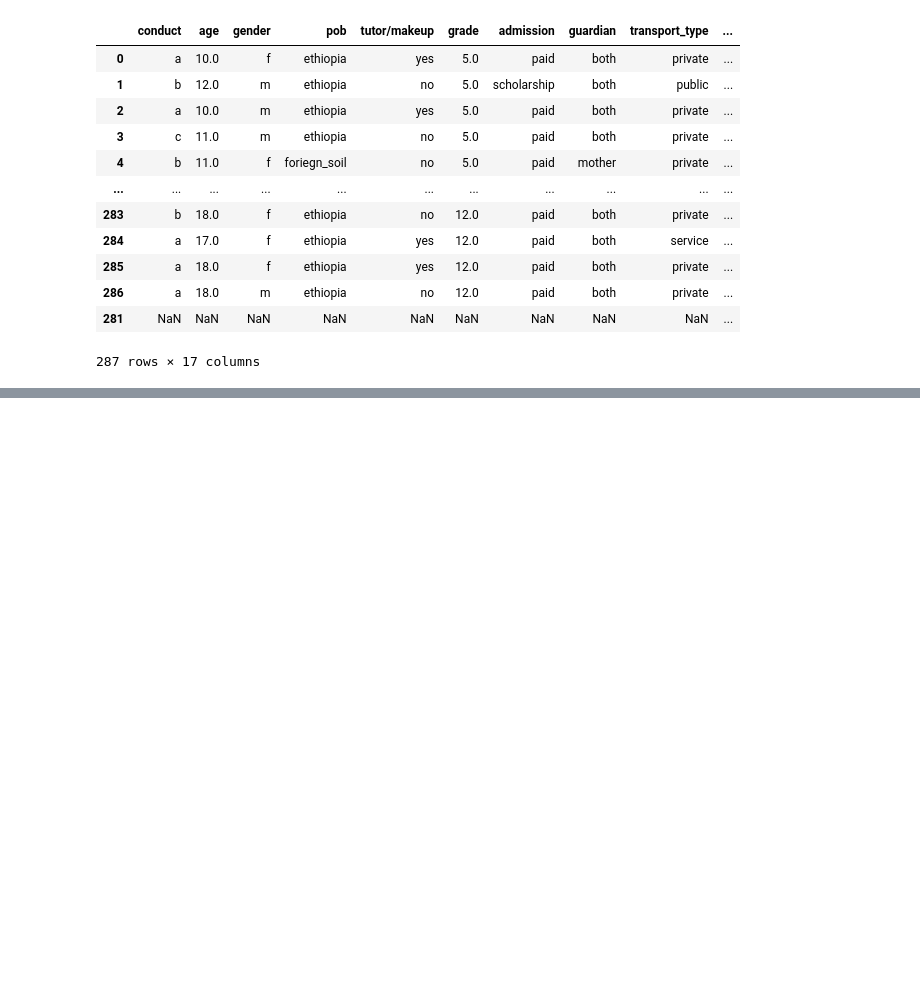
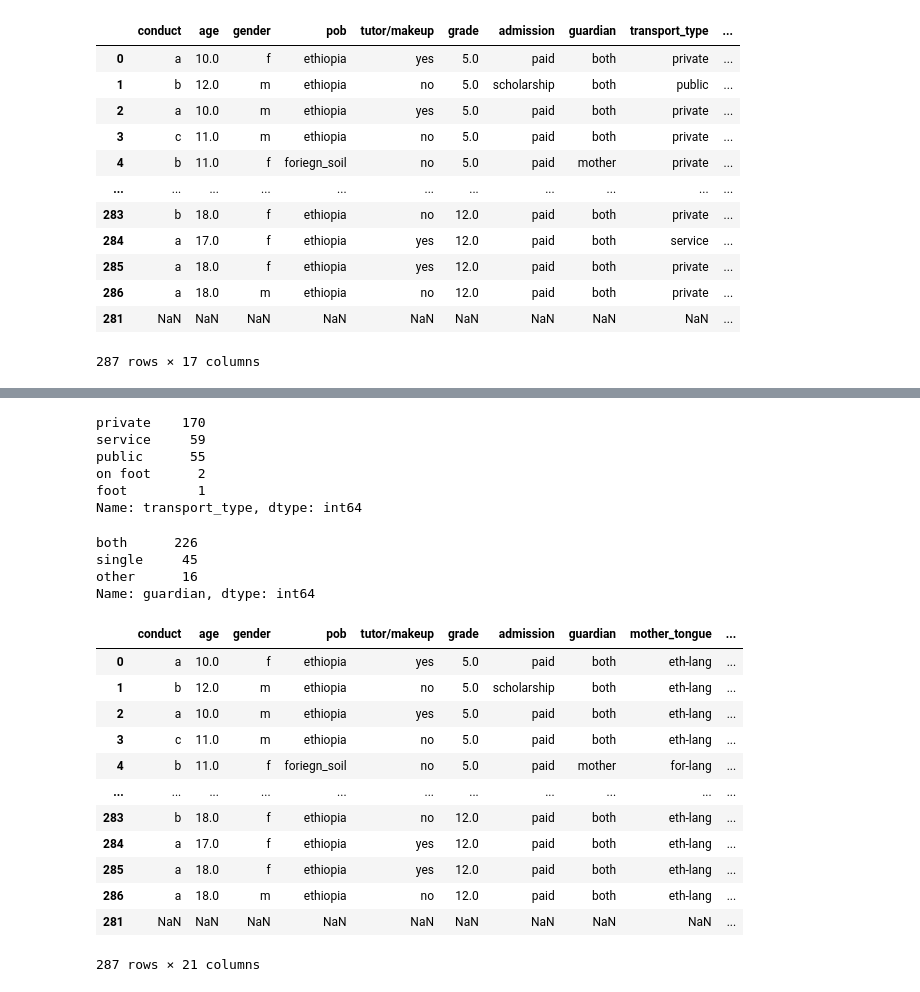
Before and after one commit to Ammon21/School-Data-Science-Project, a Jupyter notebook: notebooks/machine_learning.ipynb, the cells around one changed output, grey strips where cells are left out. Saved outputs shown, nothing was run; the diff lists cells and outputs as text; code cells hidden in the pictures; blank space fills up the shorter version.

```diff
--- a/notebooks/machine_learning.ipynb
+++ b/notebooks/machine_learning.ipynb
@@ -144,0 +165,38 @@ dummies2 = pd.get_dummies(df.parenting_style)
+# %%
+df.transport_type.value_counts()
+# %% [output]
+private    170
+service     59
+public      55
+on foot      2
+foot         1
+Name: transport_type, dtype: int64
+# %%
+df['transport_type'] = df['transport_type'].replace('on foot', 'foot')
+df.guardian = df.guardian.replace('mother', 'single')
+df.guardian = df.guardian.replace('father', 'single')
+df.guardian.value_counts()
+# %% [output]
+both      226
+single     45
+other      16
+Name: guardian, dtype: int64
+# %%
+dummies3 = pd.get_dummies(df.transport_type)
+merged3 = pd.concat([merged2, dummies3], axis = 'columns')
+merged3 = merged3.drop(['transport_type', 'foot'], axis='columns')
+merged3
+# %% [output]
+|  | conduct | age | gender | pob | tutor/makeup | grade | admission | guardian | mother_tongue | ... |
+| 0 | a | 10.0 | f | ethiopia | yes | 5.0 | paid | both | eth-lang | ... |
+| 1 | b | 12.0 | m | ethiopia | no | 5.0 | scholarship | both | eth-lang | ... |
+| 2 | a | 10.0 | m | ethiopia | yes | 5.0 | paid | both | eth-lang | ... |
+| 3 | c | 11.0 | m | ethiopia | no | 5.0 | paid | both | eth-lang | ... |
+| 4 | b | 11.0 | f | foriegn_soil | no | 5.0 | paid | mother | for-lang | ... |
+| ... | ... | ... | ... | ... | ... | ... | ... | ... | ... | ... |
+| 283 | b | 18.0 | f | ethiopia | no | 12.0 | paid | both | eth-lang | ... |
+| 284 | a | 17.0 | f | ethiopia | yes | 12.0 | paid | both | eth-lang | ... |
+| 285 | a | 18.0 | f | ethiopia | yes | 12.0 | paid | both | eth-lang | ... |
+| 286 | a | 18.0 | m | ethiopia | no | 12.0 | paid | both | eth-lang | ... |
+| 281 | NaN | NaN | NaN | NaN | NaN | NaN | NaN | NaN | NaN | ... |
+287 rows × 21 columns
```
Also changed, not shown: parts of 8 cells of this notebook.
